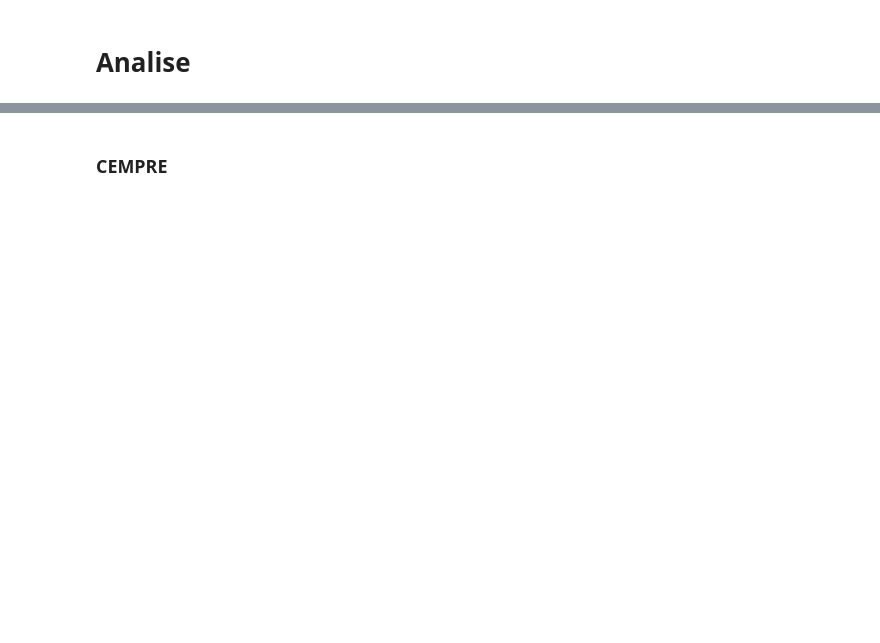
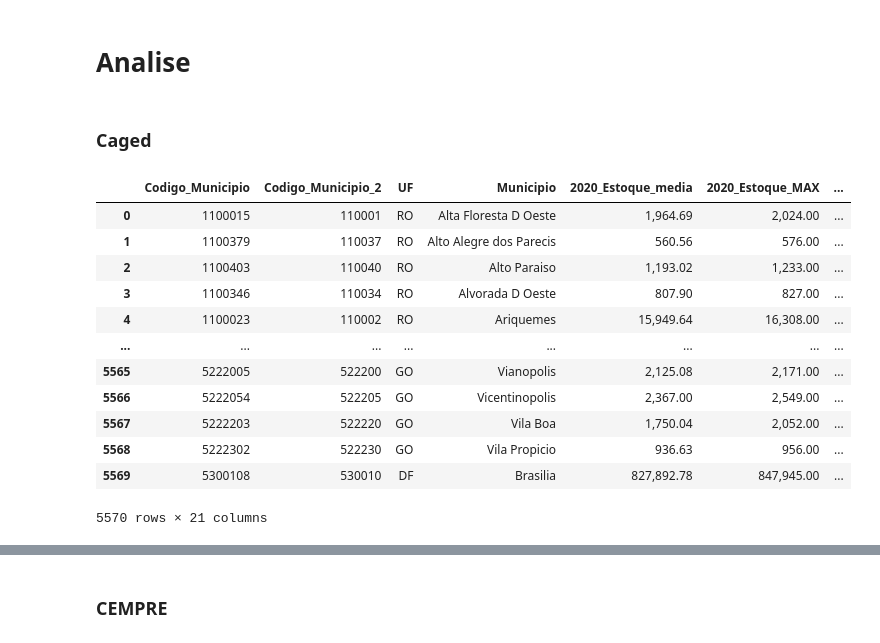
Before and after one commit to AHChaves/IC-InSAN, a Jupyter notebook: Integracao/integracao_2022.ipynb, the cells around one changed output, grey strips where cells are left out. Cells and saved outputs as stored; diff of their text form; code cells hidden in the pictures; blank space fills up the shorter version.

```diff
--- a/Integracao/integracao_2022.ipynb
+++ b/Integracao/integracao_2022.ipynb
@@ -15,3 +17,21 @@ PAM_2022 = pd.read_excel("../dataset/Producao Alimentar/Tipos de Alimento/PAM_20
 cempre = pd.read_excel("../dataset/Economico/Renda e Desenvolvimento/Renda Per Capta/Cempre_2022.xlsx")
 # %% [markdown]
 # Analise
+# %% [markdown]
+### Caged
+# %%
+caged
+# %% [output]
+|  | Codigo_Municipio | Codigo_Municipio_2 | UF | Municipio | 2020_Estoque_media | 2020_Estoque_MAX | ... |
+| 0 | 1100015 | 110001 | RO | Alta Floresta D Oeste | 1,964.69 | 2,024.00 | ... |
+| 1 | 1100379 | 110037 | RO | Alto Alegre dos Parecis | 560.56 | 576.00 | ... |
+| 2 | 1100403 | 110040 | RO | Alto Paraiso | 1,193.02 | 1,233.00 | ... |
+| 3 | 1100346 | 110034 | RO | Alvorada D Oeste | 807.90 | 827.00 | ... |
+| 4 | 1100023 | 110002 | RO | Ariquemes | 15,949.64 | 16,308.00 | ... |
+| ... | ... | ... | ... | ... | ... | ... | ... |
+| 5565 | 5222005 | 522200 | GO | Vianopolis | 2,125.08 | 2,171.00 | ... |
+| 5566 | 5222054 | 522205 | GO | Vicentinopolis | 2,367.00 | 2,549.00 | ... |
+| 5567 | 5222203 | 522220 | GO | Vila Boa | 1,750.04 | 2,052.00 | ... |
+| 5568 | 5222302 | 522230 | GO | Vila Propicio | 936.63 | 956.00 | ... |
+| 5569 | 5300108 | 530010 | DF | Brasilia | 827,892.78 | 847,945.00 | ... |
+5570 rows × 21 columns
```
Also changed, not shown: parts of 9 cells of this notebook.
